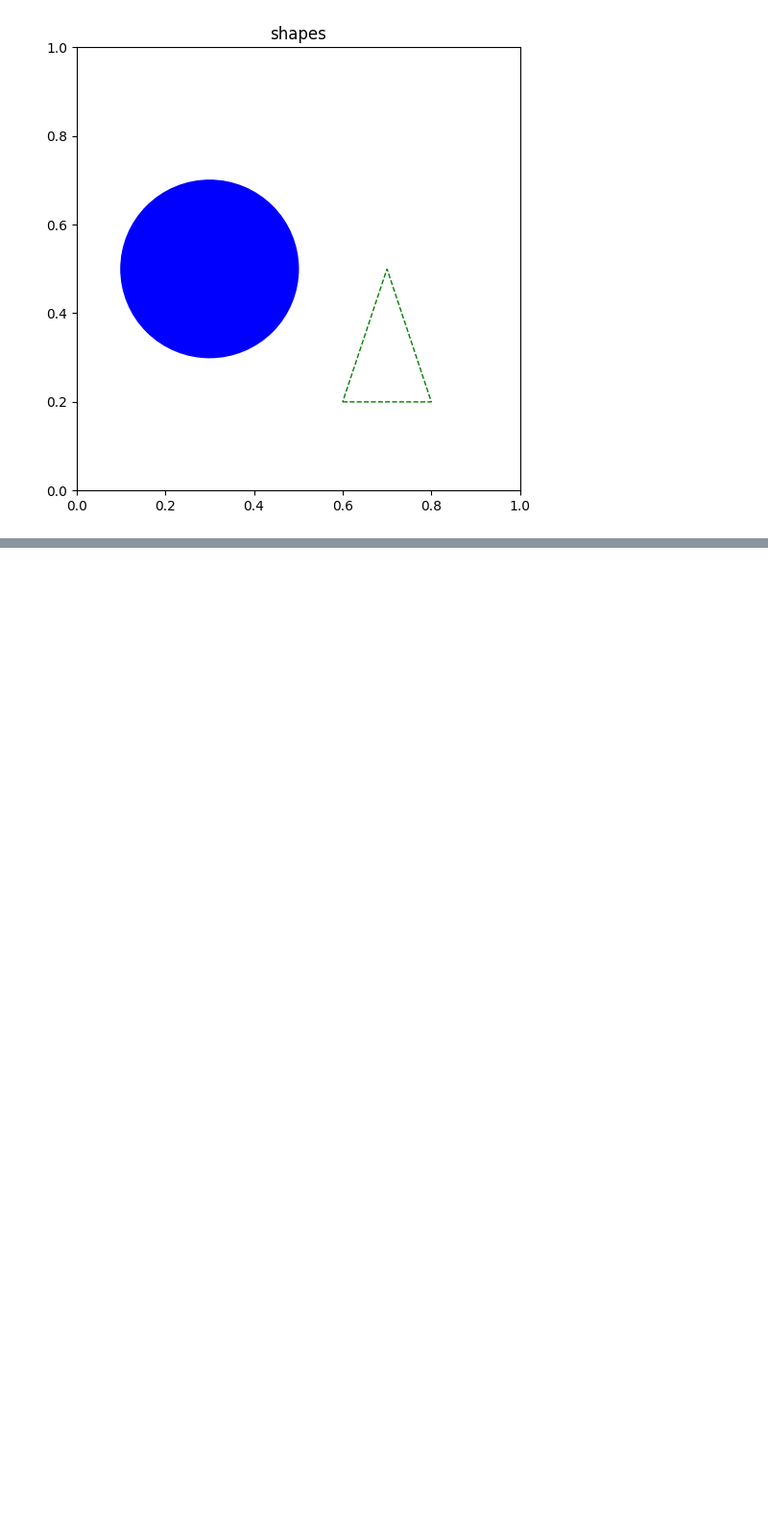
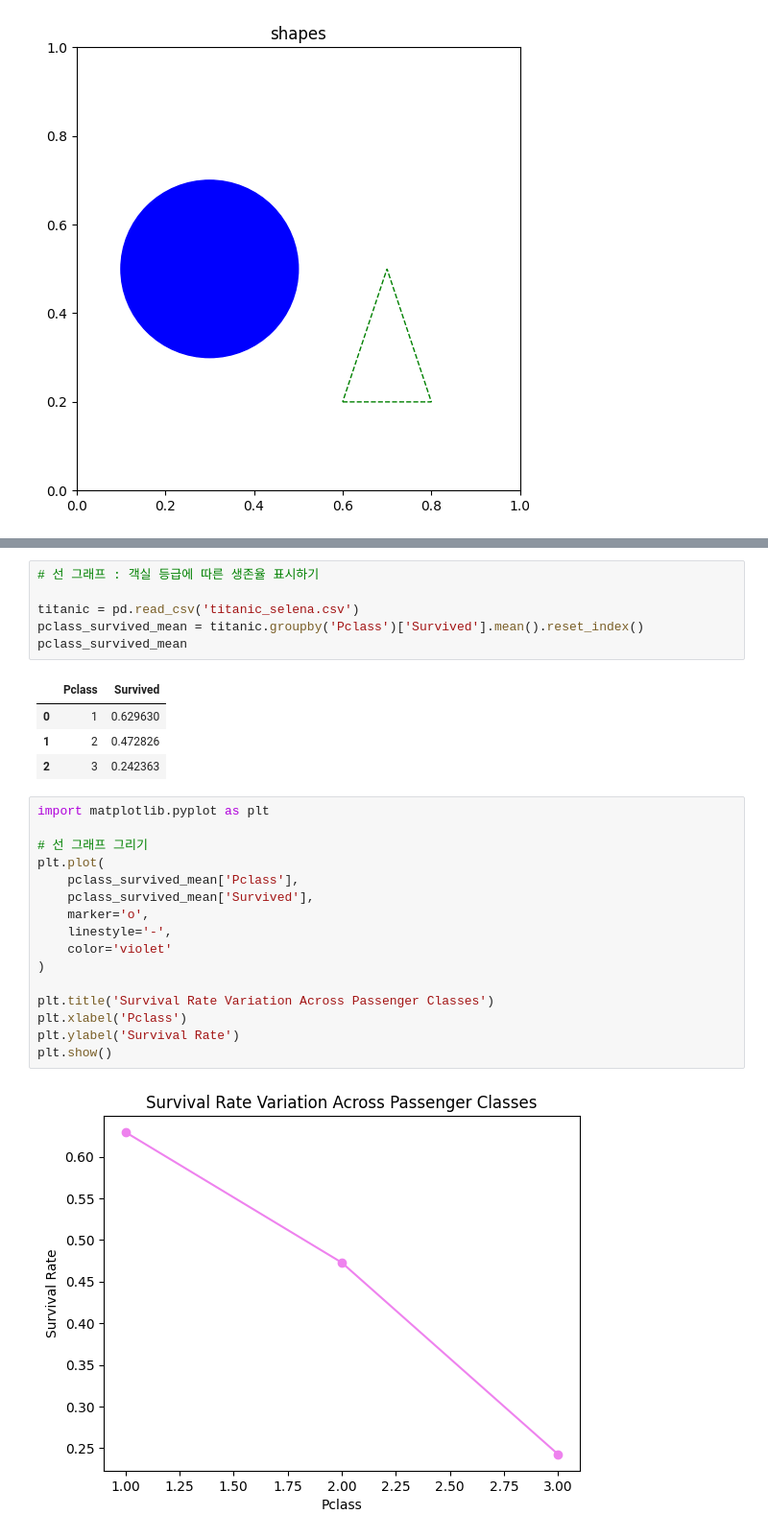
Before and after one commit to DDORINY/study_AI_26, a Jupyter notebook: Matplotlib.ipynb, the cells around one changed output, grey strips where cells are left out. Shown at 96% size. Drawn from its saved outputs; the diff is of its cells as text; blank space fills up the shorter version.

Commit message:
Matplotlib 학습중

```diff
--- a/Matplotlib.ipynb
+++ b/Matplotlib.ipynb
@@ -312,0 +344,29 @@ FileNotFoundError: [Errno 2] No such file or directory: 'titanic_selena.csv'
+# %%
+# 선 그래프 : 객실 등급에 따른 생존율 표시하기
+
+titanic = pd.read_csv('titanic_selena.csv')
+pclass_survived_mean = titanic.groupby('Pclass')['Survived'].mean().reset_index()
+pclass_survived_mean
+# %% [output]
+|  | Pclass | Survived |
+| 0 | 1 | 0.629630 |
+| 1 | 2 | 0.472826 |
+| 2 | 3 | 0.242363 |
+# %%
+import matplotlib.pyplot as plt
+
+# 선 그래프 그리기
+plt.plot(
+    pclass_survived_mean['Pclass'],
+    pclass_survived_mean['Survived'],
+    marker='o',
+    linestyle='-',
+    color='violet'
+)
+
+plt.title('Survival Rate Variation Across Passenger Classes')
+plt.xlabel('Pclass')
+plt.ylabel('Survival Rate')
+plt.show()
+# %% [output]
+[figure, added]
```
Also changed, not shown: parts of 8 cells of this notebook.
